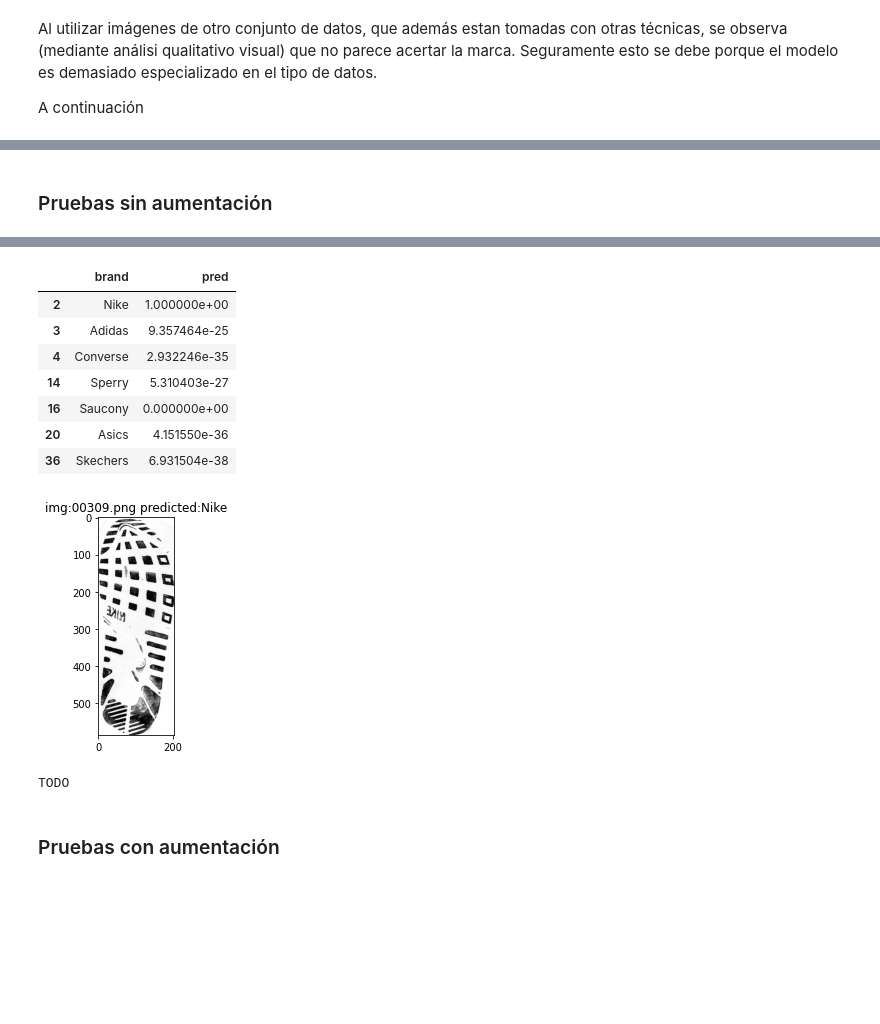
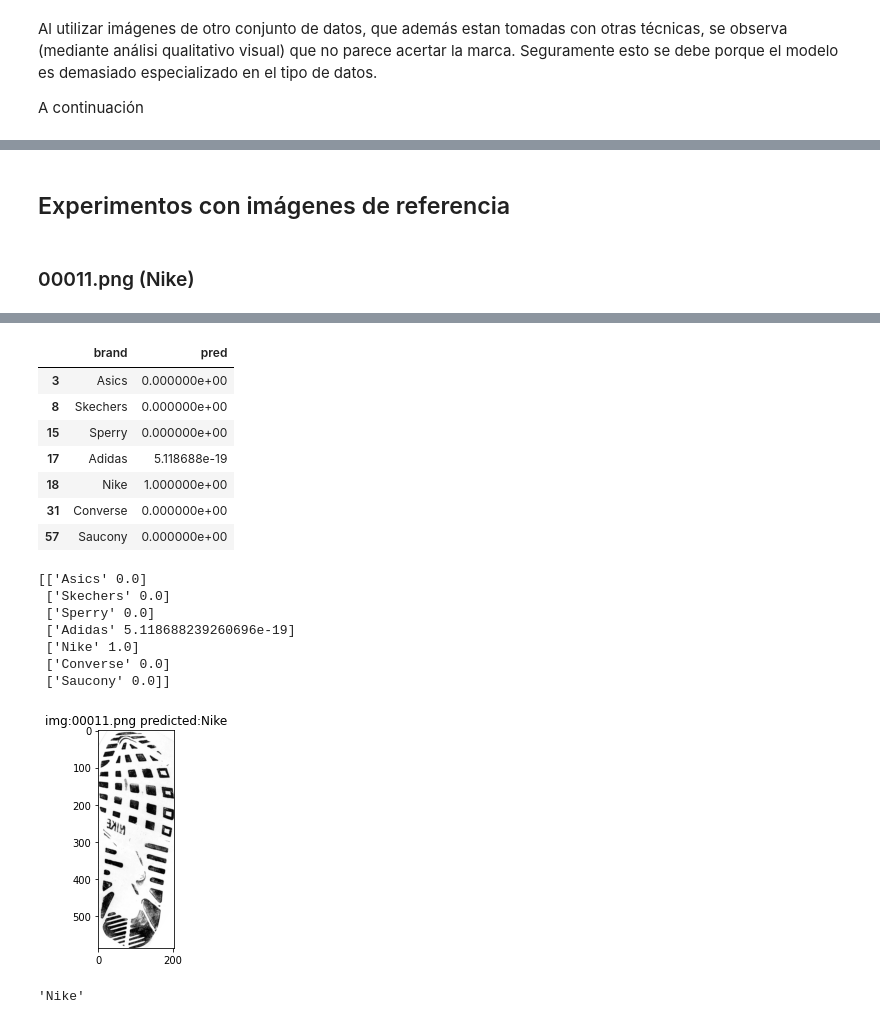
Before and after one commit to laurivsan/TFM_AI_2023, a Jupyter notebook: code/TFM_LauraRivera_objectivo1_cross_validation.ipynb, the cells around one changed output, grey strips where cells are left out. Saved outputs shown, nothing was run; the diff lists cells and outputs as text; code cells hidden in the pictures; blank space fills up the shorter version.

```diff
--- a/code/TFM_LauraRivera_objectivo1_cross_validation.ipynb
+++ b/code/TFM_LauraRivera_objectivo1_cross_validation.ipynb
@@ -431,5 +438,8 @@ def fitModelCross(aumentation, gray, binary, crop, epoch):
 # %%
-history, model = fitModelCross(False, True, True, True, 10)
+
+history, model_10_no_aum = fitModelCross(False, True, True, True, 10)
+plot_history_2(history)
+model_10_no_aum.save('models/cross_val_10_no_aum.h5')
 # %% [output]
 Training model with aumentation:False, gray:True, binary:True, crop:True and epochs = 10
 Epoch 1/10
@@ -493,0 +463,3 @@ Nº of references: 130
+# %%
+#ejecutar si ya esta guardado
+model_10_no_aum = load_model('models/cross_val_10_no_aum.h5', compile=False)
@@ -522,15 +594,3 @@ def predict_image(image_dir, model, doGray, doBin, doCrop):
     pred = model.predict(img)
 
     return raw_img, pred
-# %%
-
-for i,ax in zip(random_sample, axes.ravel()):
-    img, pred = predict_image("fid300/tracks_cropped/"+i, model, True, True, False)
-    # Show original image
-    #print(pred)
-    sort_index = np.argsort(-pred)
-    #print(sort_index)
-    brand= show_brands[show_brands['factor_brand'] == sort_index[0][0]]['y'].iloc[0]
-    #print(brand)
-    ax.imshow(img)
-    ax.set_title('img:'+i+" predicted:"+brand)
@@ -566,15 +605,16 @@ plot_history_2(history_a)
 # %%
 
 
-def testImage(file, model):
-    img, pred = predict_image("fid300/references/"+file, model, True, True, False)
+def testImage(file, model,folder ="fid300/references/"):
+    img, pred = predict_image(folder+file, model, True, True, False)
     sort_index = np.argsort(-pred)
     result = pd.DataFrame({"brand":show_brands['y'], "pred":pred[0]})
     display(result)
+    print(result.to_numpy())
     #print(-pred)
     brand= show_brands[show_brands['factor_brand'] == sort_index[0][0]]['y'].iloc[0]
     plt.figure()
-    plt.title('img:'+i+" predicted:"+brand)
+    plt.title('img:'+file+" predicted:"+brand)
     plt.imshow(img)
     plt.show()
     return brand
@@ -610,6 +666,8 @@ showBrandExample("Converse")
-# %% [markdown]
-### Pruebas sin aumentación
+# %% [markdown]
+## Experimentos con imágenes de referencia
+# %% [markdown]
+### 00011.png (Nike)
 # %%
-
-brand = testImage("00011.png", model)
+# epoch=10 sin aumentación
+testImage("00011.png", model_10_no_aum)
 # %% [output]
@@ -617,13 +675,18 @@ brand = testImage("00011.png", model)
 |  | brand | pred |
-| 2 | Nike | 1.000000e+00 |
-| 3 | Adidas | 9.357464e-25 |
-| 4 | Converse | 2.932246e-35 |
-| 14 | Sperry | 5.310403e-27 |
-| 16 | Saucony | 0.000000e+00 |
-| 20 | Asics | 4.151550e-36 |
-| 36 | Skechers | 6.931504e-38 |
+| 3 | Asics | 0.000000e+00 |
+| 8 | Skechers | 0.000000e+00 |
+| 15 | Sperry | 0.000000e+00 |
+| 17 | Adidas | 5.118688e-19 |
+| 18 | Nike | 1.000000e+00 |
+| 31 | Converse | 0.000000e+00 |
+| 57 | Saucony | 0.000000e+00 |
+[['Asics' 0.0]
+ ['Skechers' 0.0]
+ ['Sperry' 0.0]
+ ['Adidas' 5.118688239260696e-19]
+ ['Nike' 1.0]
+ ['Converse' 0.0]
+ ['Saucony' 0.0]]
 [figure]
-TODO
+'Nike'
-# %% [markdown]
-### Pruebas con aumentación
 # %%
```
Also changed, not shown: parts of 62 cells of this notebook, 17 other files.
